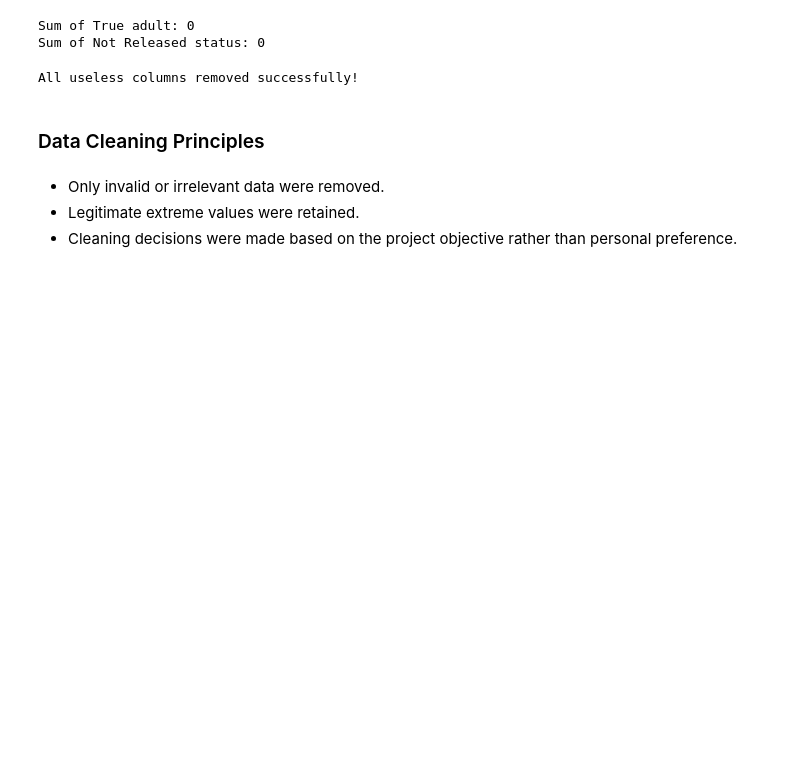
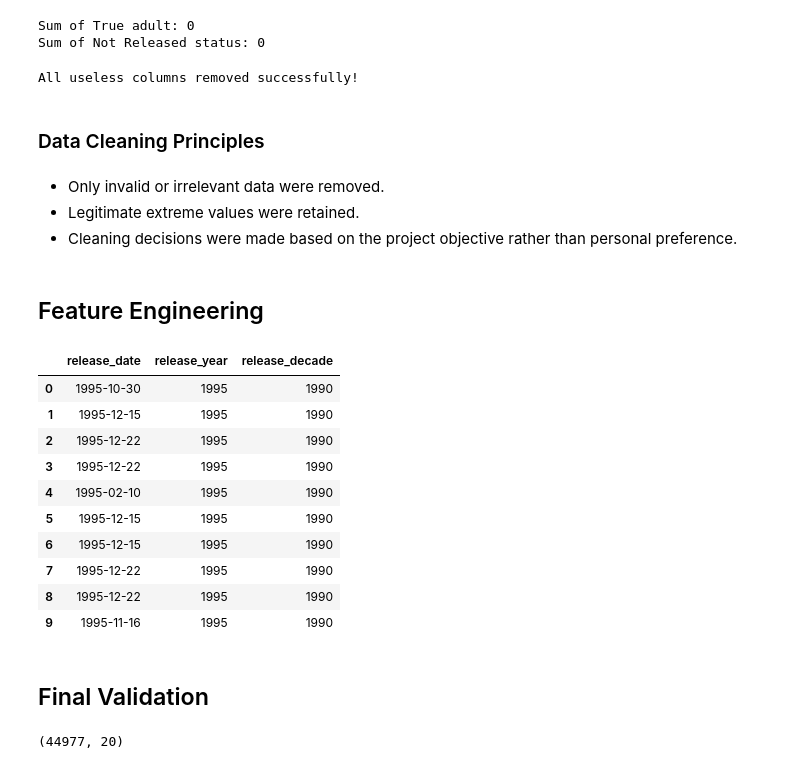
Before and after one commit to Hna2005/movie-runtime-analysis, a Jupyter notebook: notebooks/02-data-cleaning.ipynb, the cells around one changed output. Drawn from its saved outputs; the diff is of its cells as text; code cells hidden in the pictures; blank space fills up the shorter version.

```diff
--- a/notebooks/02-data-cleaning.ipynb
+++ b/notebooks/02-data-cleaning.ipynb
@@ -384,3 +416,30 @@ All useless columns removed successfully!
 - Only invalid or irrelevant data were removed.
 - Legitimate extreme values were retained.
 - Cleaning decisions were made based on the project objective rather than personal preference.
+# %% [markdown]
+## Feature Engineering
+# %%
+# Extract year and decade from release_date (nullable integers)
+data['release_year'] = data['release_date'].dt.year.astype('Int64')
+data['release_decade'] = ((data['release_date'].dt.year // 10) * 10).astype('Int64')
+
+# Preview results
+data[['release_date', 'release_year', 'release_decade']].head(10)
+# %% [output]
+|  | release_date | release_year | release_decade |
+| 0 | 1995-10-30 | 1995 | 1990 |
+| 1 | 1995-12-15 | 1995 | 1990 |
+| 2 | 1995-12-22 | 1995 | 1990 |
+| 3 | 1995-12-22 | 1995 | 1990 |
+| 4 | 1995-02-10 | 1995 | 1990 |
+| 5 | 1995-12-15 | 1995 | 1990 |
+| 6 | 1995-12-15 | 1995 | 1990 |
+| 7 | 1995-12-22 | 1995 | 1990 |
+| 8 | 1995-12-22 | 1995 | 1990 |
+| 9 | 1995-11-16 | 1995 | 1990 |
+# %% [markdown]
+## Final Validation
+# %%
+print(data.shape)
+# %% [output]
+(44977, 20)
```
Also changed, not shown: parts of 16 cells of this notebook, 1 other file.
